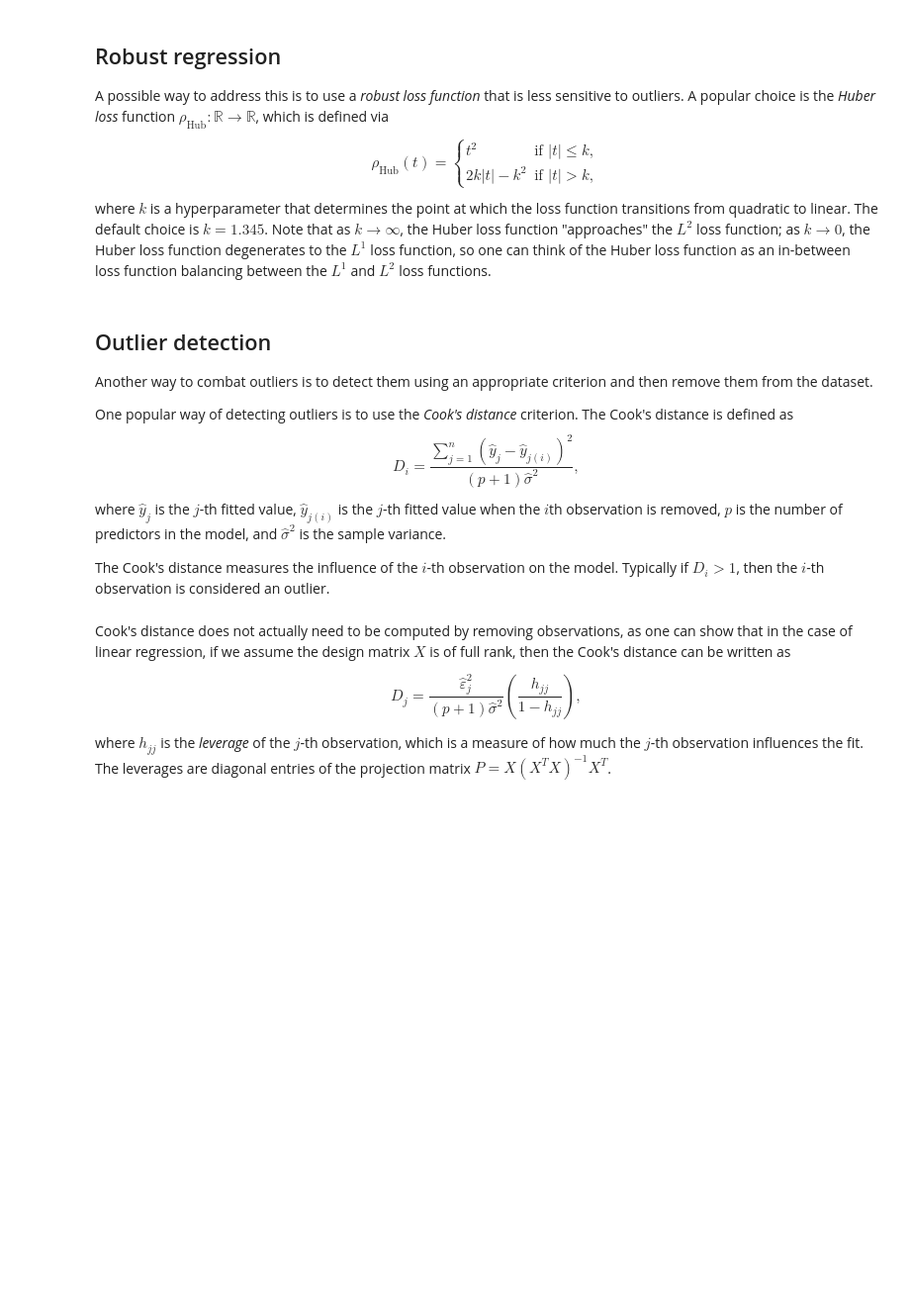
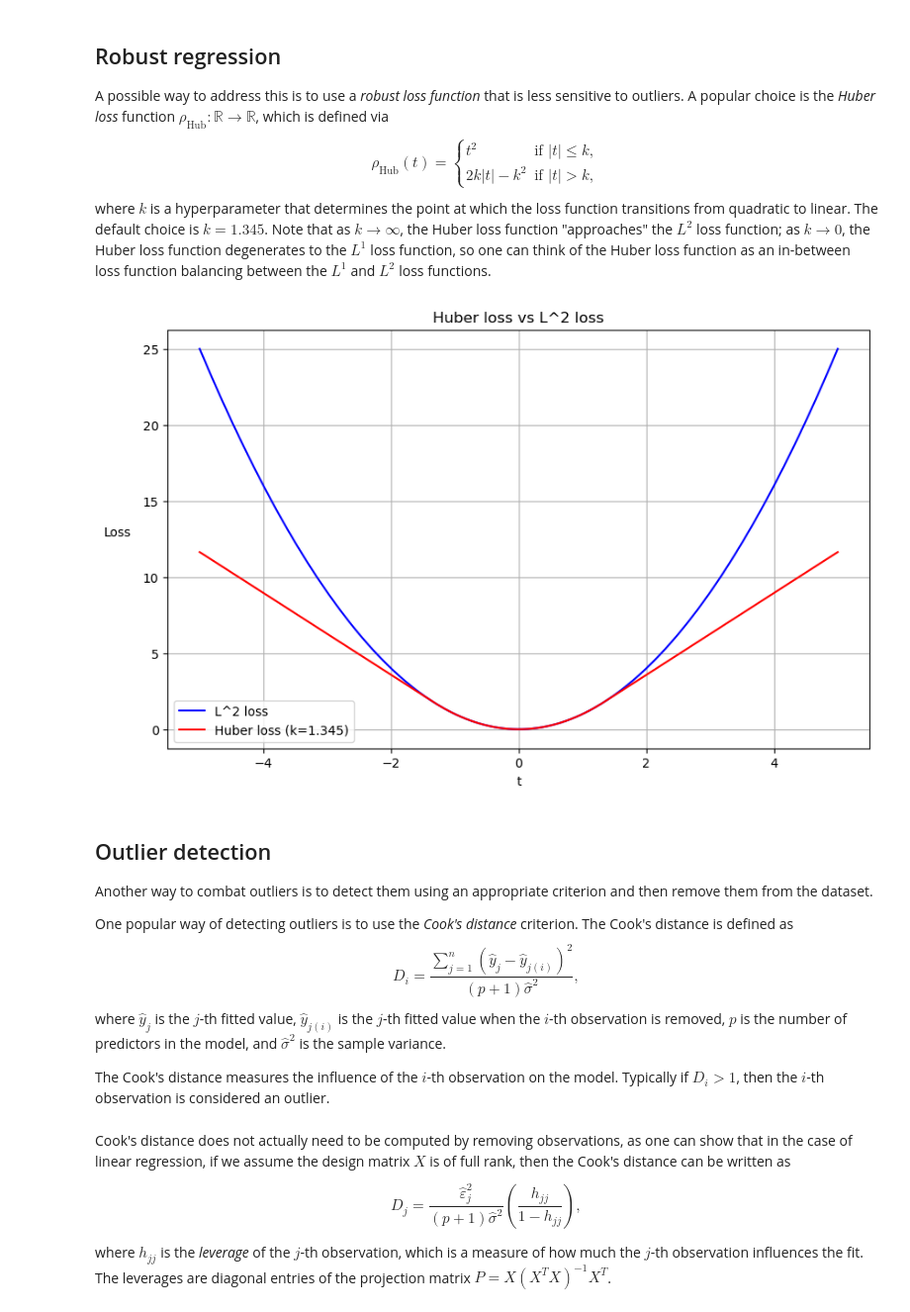
Before and after one commit to jkoganem/Teaching-Advanced-Linear-Algebra-21366, a Jupyter notebook: notes/07-Linear Regression II.ipynb, the cells around one changed output. Shown at 99% size. Cells and saved outputs as stored; diff of their text form; code cells hidden in the pictures; blank space fills up the shorter version.

```diff
--- a/notes/07-Linear Regression II.ipynb
+++ b/notes/07-Linear Regression II.ipynb
@@ -528,6 +533,26 @@ $$
 \rho_{\text{Hub}}(t) = \begin{cases} t^2 & \text{if } |t| \leq k, \\ 2k|t| - k^2 & \text{if } |t| > k, \end{cases}
 $$
 where $k$ is a hyperparameter that determines the point at which the loss function transitions from quadratic to linear. The default choice is $k = 1.345$. Note that as $k \to \infty$, the Huber loss function "approaches" the $L^2$ loss function; as $k \to 0$, the Huber loss function degenerates to the $L^1$ loss function, so one can think of the Huber loss function as an in-between loss function balancing between the $L^1$ and $L^2$ loss functions.
+# %%
+def huber_loss(t, k):
+    return np.where(np.abs(t) <= k, t**2, 2*k*np.abs(t) - k**2)
+
+k = 1.345
+t = np.linspace(-5, 5, 400)
+standard_loss = t**2
+huber_loss_values = huber_loss(t, k)
+
+plt.figure(figsize=(10, 6))
+plt.plot(t, standard_loss, label='L^2 loss', color='blue')
+plt.plot(t, huber_loss_values, label=f'Huber loss (k={k})', color='red')
+plt.xlabel('t')
+plt.ylabel('Loss', rotation=0, labelpad=20)
+plt.title('Huber loss vs L^2 loss')
+plt.legend()
+plt.grid(True)
+plt.show()
+# %% [output]
+[figure, added]
 # %% [markdown]
 ## Outlier detection
 
@@ -537,7 +562,7 @@ One popular way of detecting outliers is to use the *Cook's distance* criterion.
 $$
 D_i = \frac{\sum_{j=1}^n (\hat{y}_j - \hat{y}_{j(i)})^2}{(p+1) \hat{\sigma}^2},
 $$
-where $\hat{y}_j$ is the $j$-th fitted value, $\hat{y}_{j(i)}$ is the $j$-th fitted value when the $i$th observation is removed, $p$ is the number of predictors in the model, and $\hat{\sigma}^2$ is the sample variance.
+where $\hat{y}_j$ is the $j$-th fitted value, $\hat{y}_{j(i)}$ is the $j$-th fitted value when the $i$-th observation is removed, $p$ is the number of predictors in the model, and $\hat{\sigma}^2$ is the sample variance.
 
 The Cook's distance measures the influence of the $i$-th observation on the model. Typically if $D_i > 1$, then the $i$-th observation is considered an outlier.
 # %% [markdown]
```
Also changed, not shown: parts of 3 cells of this notebook.
